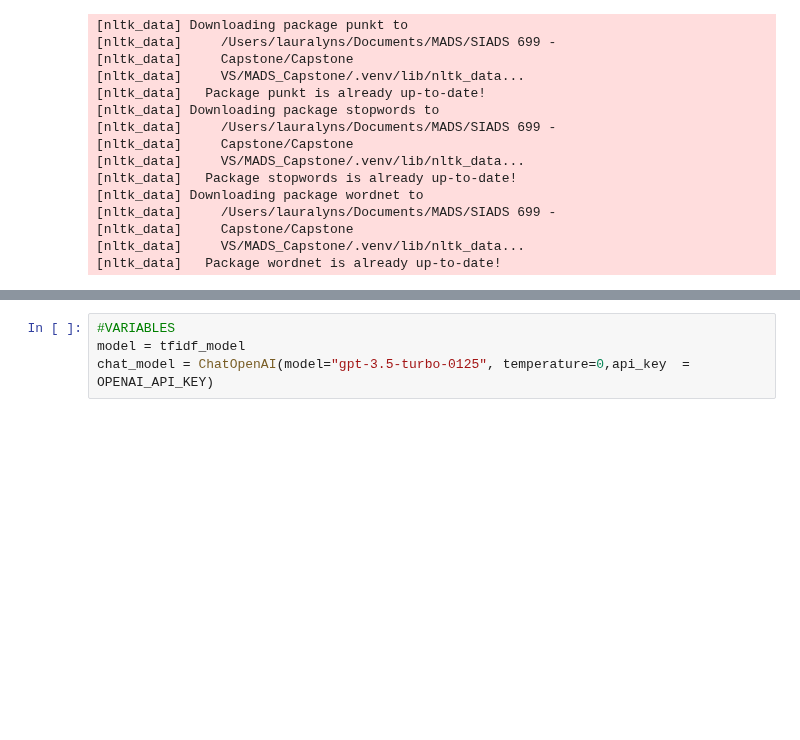
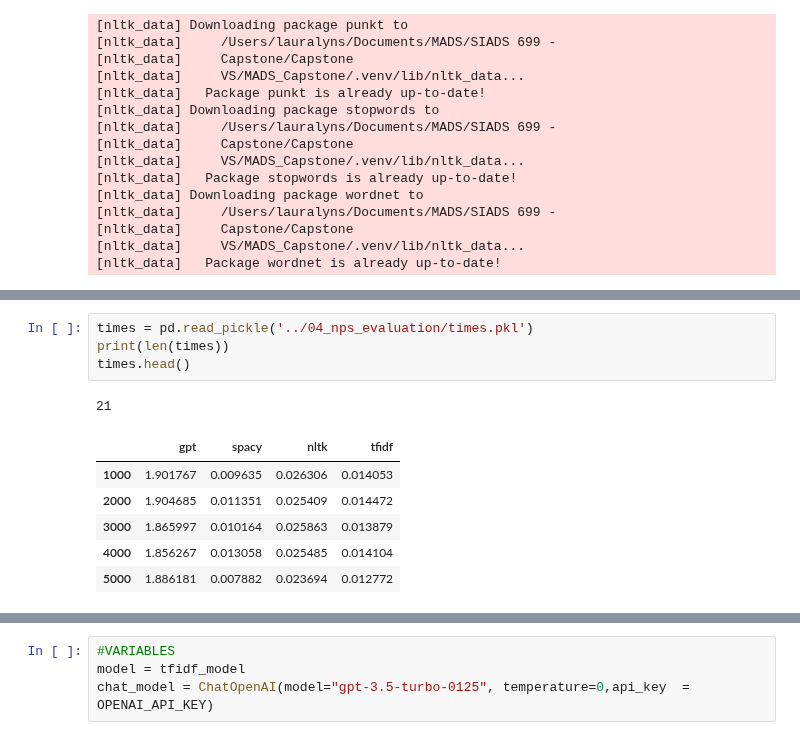
Before and after one commit to nblakkanesser/MADS_Capstone, a Jupyter notebook: 05_nps_park_pal/lang_park_pal_exploration.ipynb, the cells around one changed output, grey strips where cells are left out. Saved outputs shown, nothing was run; the diff lists cells and outputs as text; blank space fills up the shorter version.

```diff
--- a/05_nps_park_pal/lang_park_pal_exploration.ipynb
+++ b/05_nps_park_pal/lang_park_pal_exploration.ipynb
@@ -60,0 +72,12 @@ from datasets import Dataset
+# %%
+times = pd.read_pickle('../04_nps_evaluation/times.pkl')
+print(len(times))
+times.head()
+# %% [output]
+21
+|  | gpt | spacy | nltk | tfidf |
+| 1000 | 1.901767 | 0.009635 | 0.026306 | 0.014053 |
+| 2000 | 1.904685 | 0.011351 | 0.025409 | 0.014472 |
+| 3000 | 1.865997 | 0.010164 | 0.025863 | 0.013879 |
+| 4000 | 1.856267 | 0.013058 | 0.025485 | 0.014104 |
+| 5000 | 1.886181 | 0.007882 | 0.023694 | 0.012772 |
```
Also changed, not shown: parts of 3 cells of this notebook, 4 other files.
